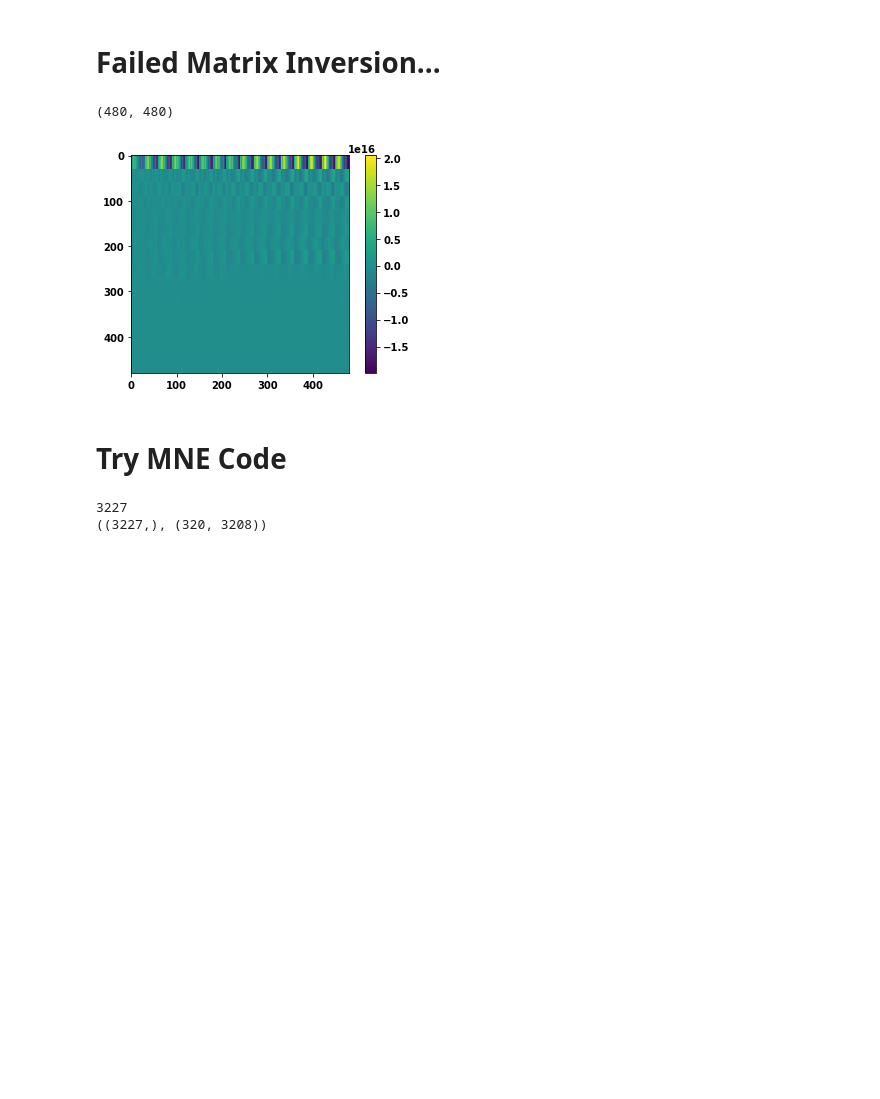
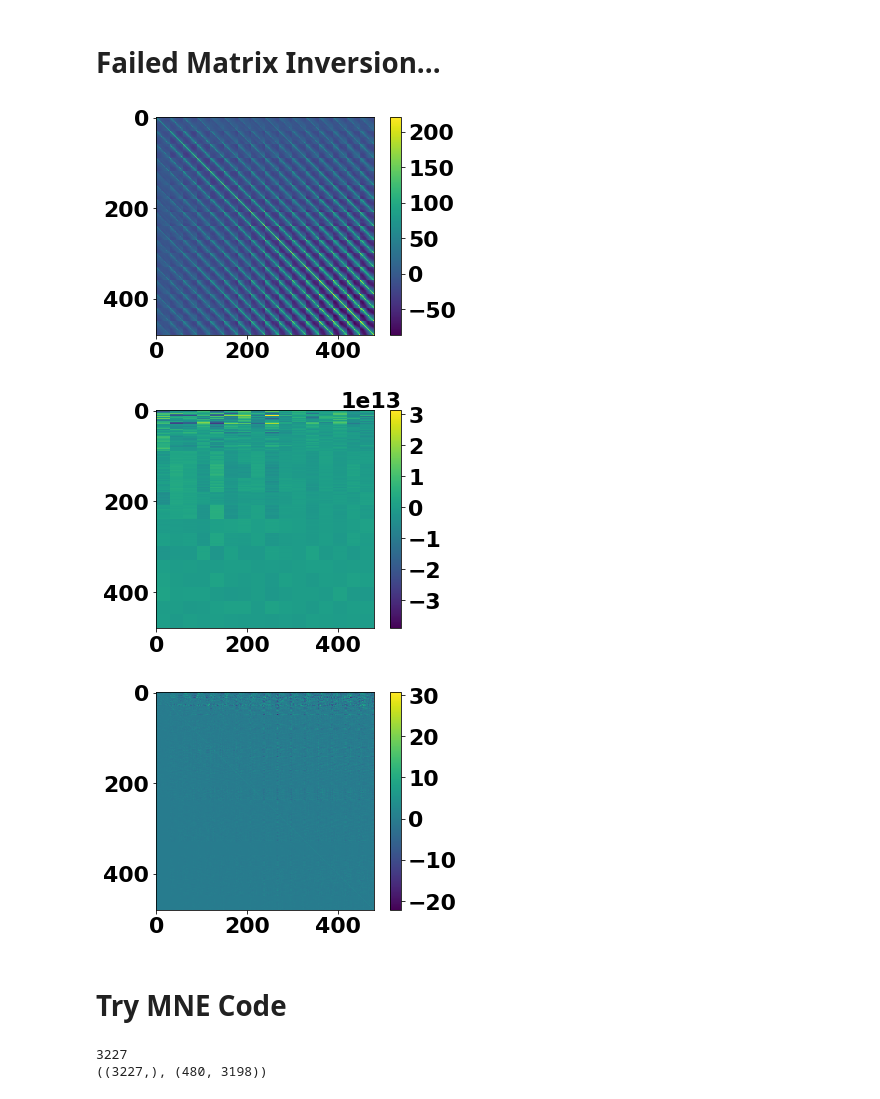
Before and after one commit to TimCSheehan/try_STRF, a Jupyter notebook: get_MNE_v2.ipynb, the cells around one changed output. Saved outputs shown, nothing was run; the diff lists cells and outputs as text; code cells hidden in the pictures; blank space fills up the shorter version.

```diff
--- a/get_MNE_v2.ipynb
+++ b/get_MNE_v2.ipynb
@@ -136,14 +136,28 @@ plt.show()
 STA_stack_flat = np.reshape(STA,(np.size(STA,0),np.size(mSTA)))
 n_spk = np.size(STA,0)
 this_cov = np.matmul(np.transpose(STA_stack_flat),STA_stack_flat)/n_spk
-this_covi = inv(this_cov)
-
-plt.imshow(np.matmul(this_covi,this_cov))
-plt.colorbar()
-np.shape(this_covi)
+np.shape(STA_stack_flat)
+this_cov2 = np.cov(STA_stack_flat,rowvar=False)
-# %% [output]
-(480, 480)
-[figure, removed]
+# %%
+this_covi = inv(this_cov2)
+
+plt.imshow(this_cov2)
+plt.colorbar()
+plt.show()
+
+plt.imshow(this_covi)
+plt.colorbar()
+np.shape(this_covi)
+plt.show()
+
+plt.imshow(np.matmul(this_covi,this_cov2))
+plt.colorbar()
+np.shape(this_covi)
+plt.show()
+# %% [output]
+[figure, added]
+[figure, added]
+[figure, added]
 # %% [markdown]
 # Try MNE Code
 # %%
@@ -154,10 +168,14 @@ import mner.solvers.solvers
 import mner.solvers.constraints
 import mner.solvers.samplers
 # %%
+my_cluster = neurons['cluster'][neuron_ind]
+my_spikes = spikes[spikes['cluster']==my_cluster]
+spk_times = my_spikes['time_samples'].values
+
 song_use = 0
 PSTH = get_STA.get_PSTH(spk_times,song_use,song_mask,song_ramp)
 
-window = 20
+window = 30
 quick_spect = get_STA.flat_reduced_spectrogram(songs[song_use],window)
 print(np.shape(PSTH),np.shape(quick_spect))
 quick_spectT = np.transpose(quick_spect)
@@ -169,7 +187,7 @@ jack = 1
 njack = 4
 # %% [output]
 3227
-((3227,), (320, 3208))
+((3227,), (480, 3198))
 # %%
 # fraction of the data reserved for training and cross-validation (remainder is testing)
 train_fraction = 0.7
```
Also changed, not shown: parts of 9 cells of this notebook.
